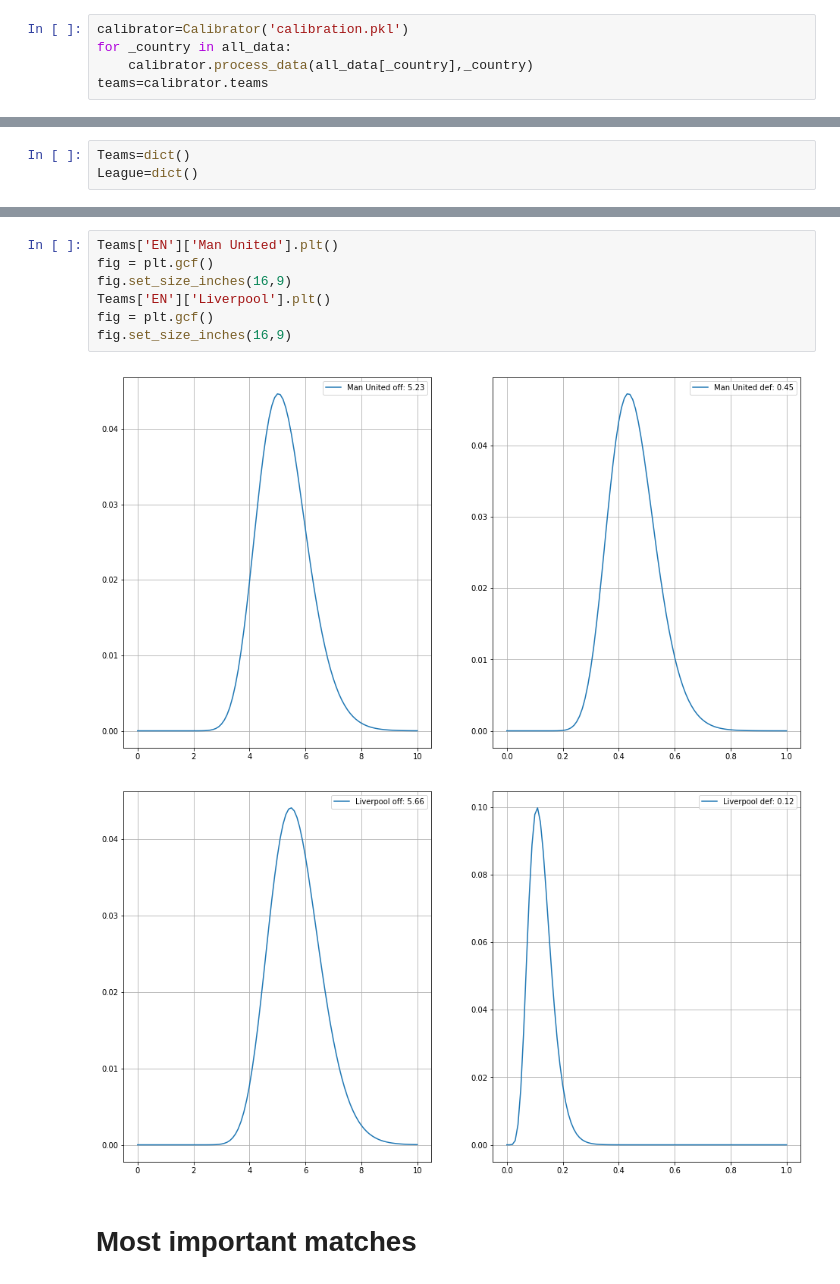
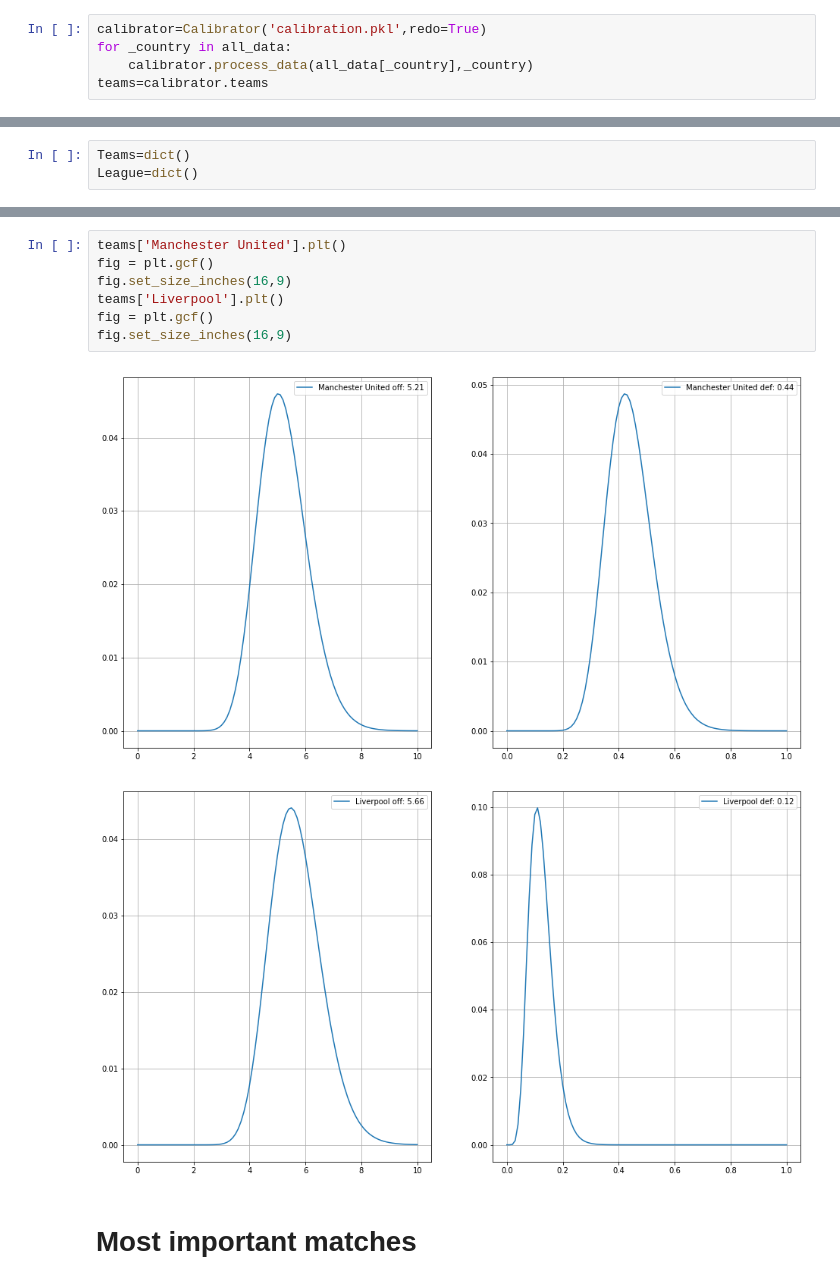
Before and after one commit to tchnvkng/football_sim, a Jupyter notebook: pl2.ipynb, the cells around one changed output, grey strips where cells are left out. Saved outputs shown, nothing was run; the diff lists cells and outputs as text.

```diff
--- a/pl2.ipynb
+++ b/pl2.ipynb
@@ -56,5 +63,5 @@ all_data['EN'].tail(10)
 # %%
-calibrator=Calibrator('calibration.pkl')
+calibrator=Calibrator('calibration.pkl',redo=True)
 for _country in all_data:
     calibrator.process_data(all_data[_country],_country)
 teams=calibrator.teams
@@ -137,12 +139,12 @@ PremierLeague.team_report('Man United')
 # %%
-Teams['EN']['Man United'].plt()
+teams['Manchester United'].plt()
 fig = plt.gcf()
 fig.set_size_inches(16,9)
-Teams['EN']['Liverpool'].plt()
+teams['Liverpool'].plt()
 fig = plt.gcf()
 fig.set_size_inches(16,9)
 # %% [output]
-[figure, old version]
+[figure, new version]
 [figure]
 # %% [markdown]
 # Most important matches
```
Also changed, not shown: parts of 13 cells of this notebook, 1 other file.
